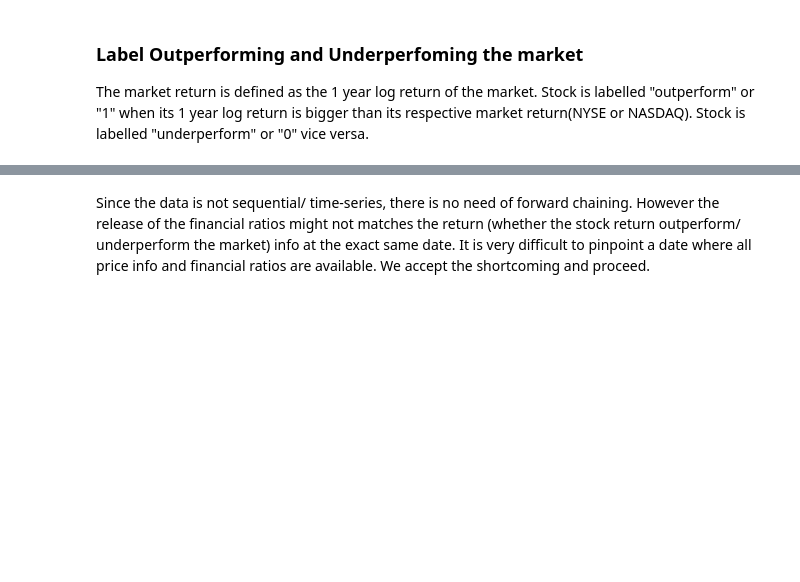
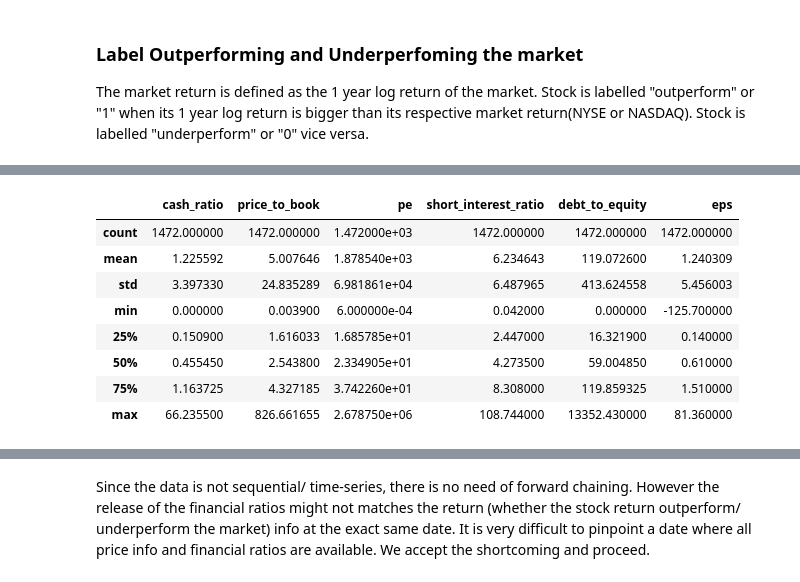
Before and after one commit to Alex-Oiko/stock-predictor, a Jupyter notebook: Stock Picker.ipynb, the cells around one changed output, grey strips where cells are left out. Cells and saved outputs as stored; diff of their text form; code cells hidden in the pictures; blank space fills up the shorter version.

```diff
--- a/Stock Picker.ipynb
+++ b/Stock Picker.ipynb
@@ -142,0 +135,12 @@ y_test_true = y_test_true.dropna()
+# %%
+X_train.describe()
+# %% [output]
+|  | cash_ratio | price_to_book | pe | short_interest_ratio | debt_to_equity | eps |
+| count | 1472.000000 | 1472.000000 | 1.472000e+03 | 1472.000000 | 1472.000000 | 1472.000000 |
+| mean | 1.225592 | 5.007646 | 1.878540e+03 | 6.234643 | 119.072600 | 1.240309 |
+| std | 3.397330 | 24.835289 | 6.981861e+04 | 6.487965 | 413.624558 | 5.456003 |
+| min | 0.000000 | 0.003900 | 6.000000e-04 | 0.042000 | 0.000000 | -125.700000 |
+| 25% | 0.150900 | 1.616033 | 1.685785e+01 | 2.447000 | 16.321900 | 0.140000 |
+| 50% | 0.455450 | 2.543800 | 2.334905e+01 | 4.273500 | 59.004850 | 0.610000 |
+| 75% | 1.163725 | 4.327185 | 3.742260e+01 | 8.308000 | 119.859325 | 1.510000 |
+| max | 66.235500 | 826.661655 | 2.678750e+06 | 108.744000 | 13352.430000 | 81.360000 |
```
Also changed, not shown: parts of 33 cells of this notebook, 2 other files.
